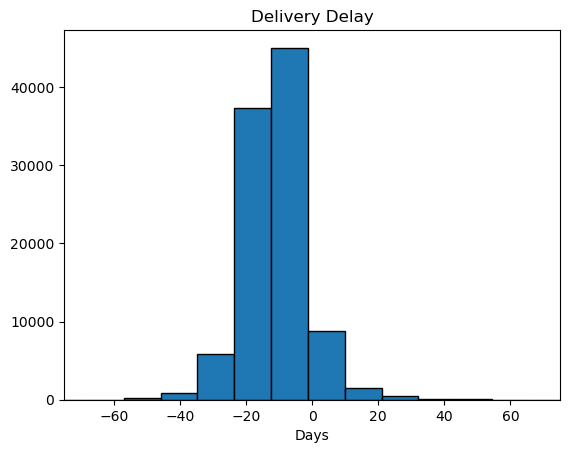
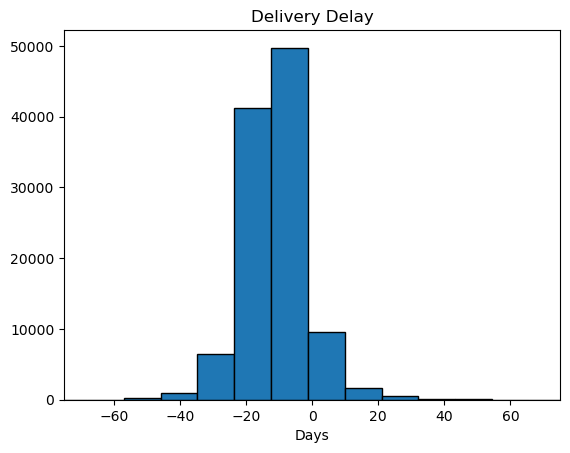
The change to this notebook cell's code, shown as a diff; its figure went from the first image to the second:
--- before
+++ after
@@ -1,3 +1,3 @@
-plt.hist(df["delivery_delay_days"], bins=30, edgecolor='black')
+plt.hist(delivery_df["delivery_delay_days"], bins=30, edgecolor='black')
 
 plt.title("Delivery Delay")

Commit: update README